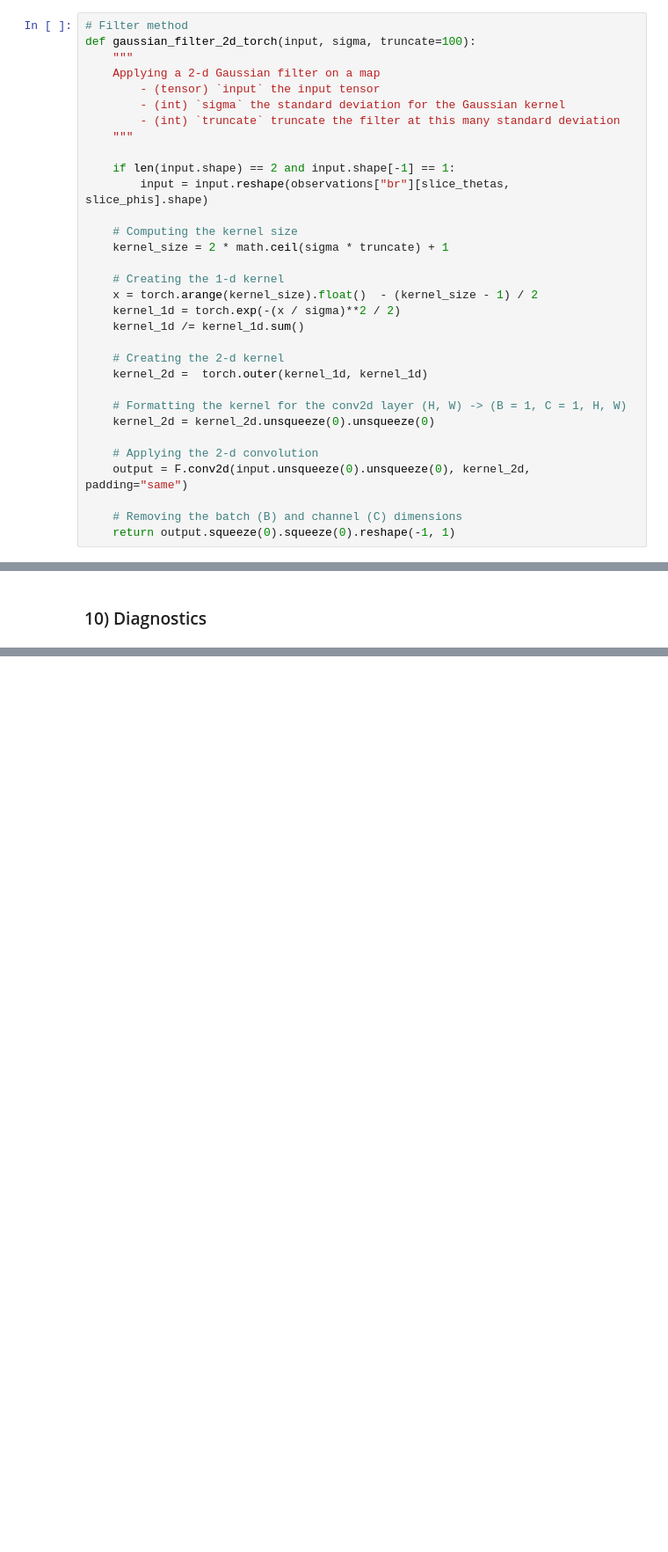
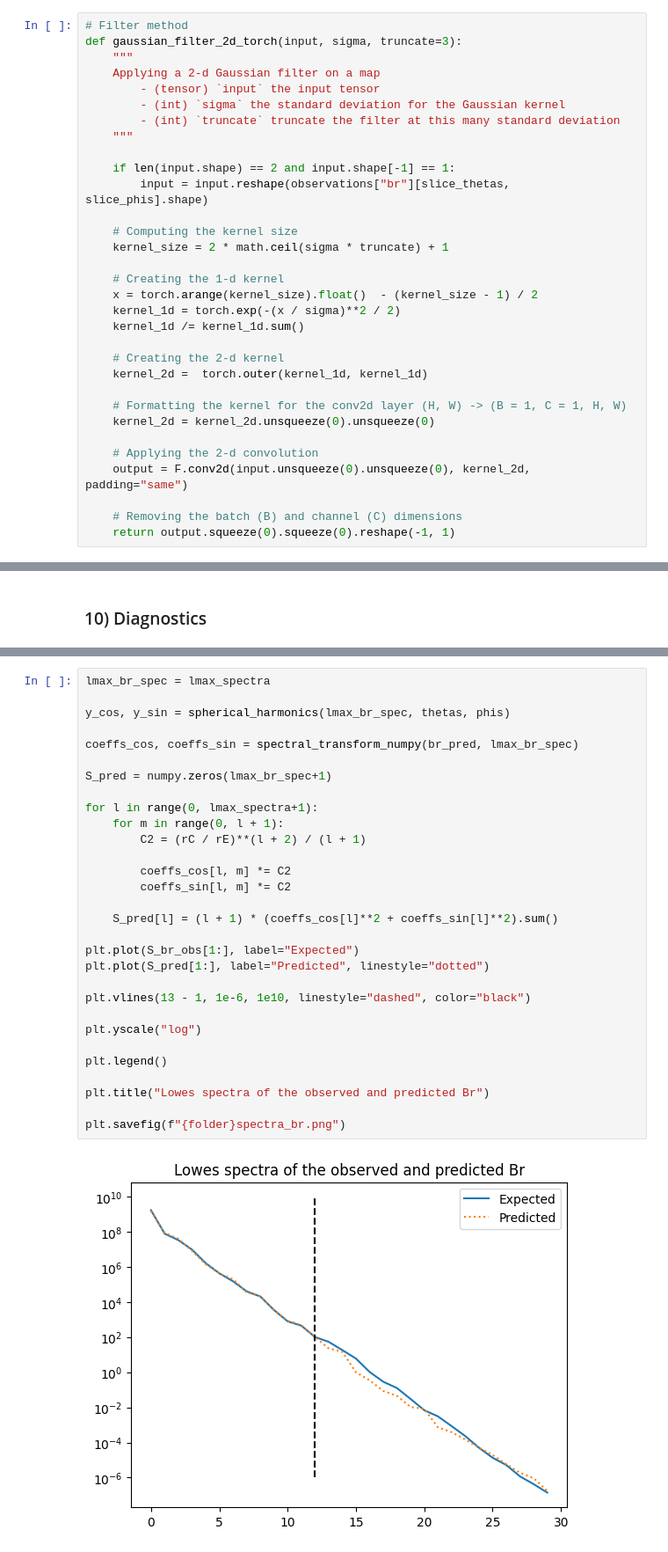
Before and after one commit to RomainClaveau/pygeopinn, a Jupyter notebook: legacy/PiNNs.ipynb, the cells around one changed output, grey strips where cells are left out. Shown at 88% size. Drawn from its saved outputs; the diff is of its cells as text; blank space fills up the shorter version.

```diff
--- a/legacy/PiNNs.ipynb
+++ b/legacy/PiNNs.ipynb
@@ -265,7 +357,7 @@ input_tensor = torch.concatenate([thetas_tensor, phis_tensor], dim=1)
 ### 4) Defining the loss function
 # %%
 # Filter method
-def gaussian_filter_2d_torch(input, sigma, truncate=100):
+def gaussian_filter_2d_torch(input, sigma, truncate=3):
     """
     Applying a 2-d Gaussian filter on a map
         - (tensor) `input` the input tensor
@@ -817,0 +1330,32 @@ Misfit: 5.63E-01
+# %%
+lmax_br_spec = lmax_spectra
+
+y_cos, y_sin = spherical_harmonics(lmax_br_spec, thetas, phis)
+
+coeffs_cos, coeffs_sin = spectral_transform_numpy(br_pred, lmax_br_spec)
+
+S_pred = numpy.zeros(lmax_br_spec+1)
+
+for l in range(0, lmax_spectra+1):
+    for m in range(0, l + 1):
+        C2 = (rC / rE)**(l + 2) / (l + 1)
+
+        coeffs_cos[l, m] *= C2
+        coeffs_sin[l, m] *= C2
+
+    S_pred[l] = (l + 1) * (coeffs_cos[l]**2 + coeffs_sin[l]**2).sum()
+
+plt.plot(S_br_obs[1:], label="Expected")
+plt.plot(S_pred[1:], label="Predicted", linestyle="dotted")
+
+plt.vlines(13 - 1, 1e-6, 1e10, linestyle="dashed", color="black")
+
+plt.yscale("log")
+
+plt.legend()
+
+plt.title("Lowes spectra of the observed and predicted Br")
+
+plt.savefig(f"{folder}spectra_br.png")
+# %% [output]
+[figure, added]
```
Also changed, not shown: parts of 34 cells of this notebook, 4 other files.
